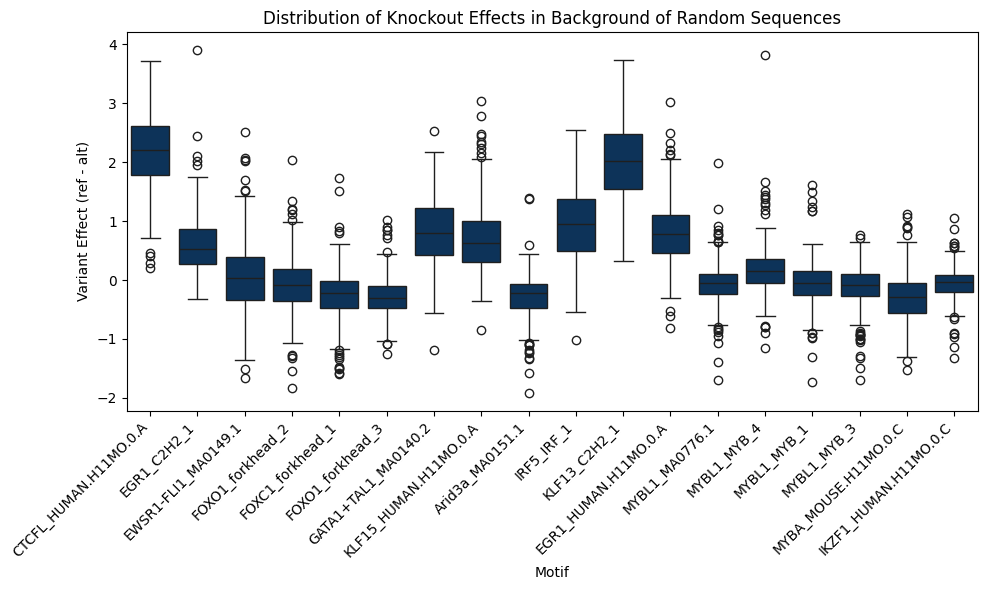
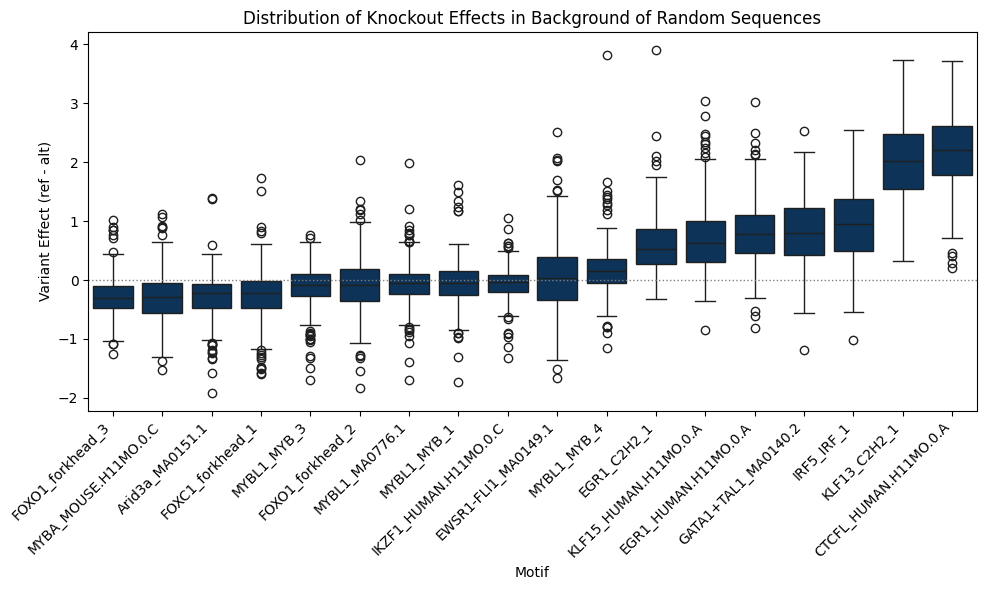
Unified diff of the notebook cell whose output changed from the first chart to the second:
--- before
+++ after
@@ -1,4 +1,12 @@
 import seaborn as sns
 import matplotlib.pyplot as plt
+
+# Compute medians per motif
+order = (
+    merged.groupby("base_motif")["variant_effect"]
+    .median()
+    .sort_values()
+    .index.tolist()
+)
 
 plt.figure(figsize=(10, 6))
@@ -7,6 +15,11 @@
     x="base_motif",
     y="variant_effect",
+    order=order,  # <- Apply sorted order
     color='#003366'
 )
+
+# Add horizontal dotted line at y=0
+plt.axhline(0, color='gray', linestyle='dotted', linewidth=1)
+
 plt.xticks(rotation=45, ha='right')
 plt.ylabel("Variant Effect (ref - alt)")

Commit: Added analysis for ranges with enhancer